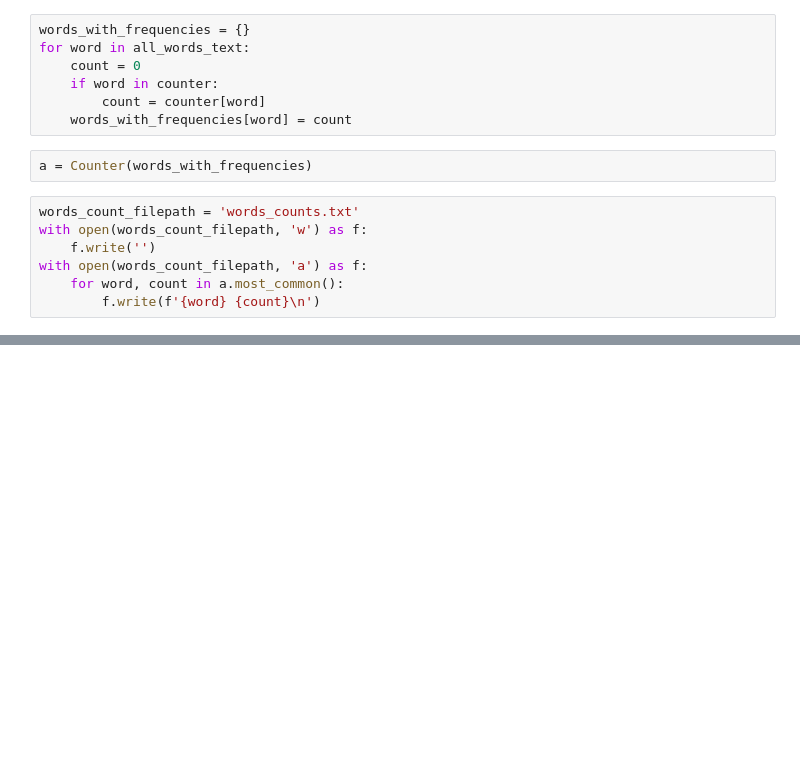
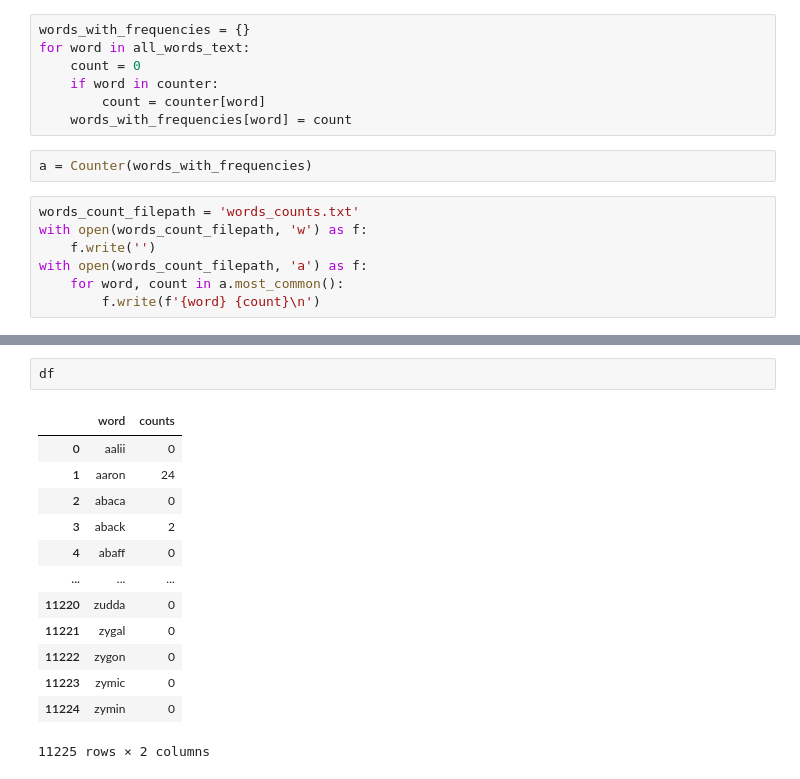
Before and after one commit to kjprice/wordle-hack, a Jupyter notebook: notebooks/Text Frequency.ipynb, the cells around one changed output, grey strips where cells are left out. Drawn from its saved outputs; the diff is of its cells as text; blank space fills up the shorter version.

```diff
--- a/notebooks/Text Frequency.ipynb
+++ b/notebooks/Text Frequency.ipynb
@@ -142,0 +157,16 @@ with open(words_count_filepath, 'a') as f:
+# %%
+df
+# %% [output]
+|  | word | counts |
+| 0 | aalii | 0 |
+| 1 | aaron | 24 |
+| 2 | abaca | 0 |
+| 3 | aback | 2 |
+| 4 | abaff | 0 |
+| ... | ... | ... |
+| 11220 | zudda | 0 |
+| 11221 | zygal | 0 |
+| 11222 | zygon | 0 |
+| 11223 | zymic | 0 |
+| 11224 | zymin | 0 |
+11225 rows × 2 columns
```
Also changed, not shown: parts of 8 cells of this notebook, 1 other file.
